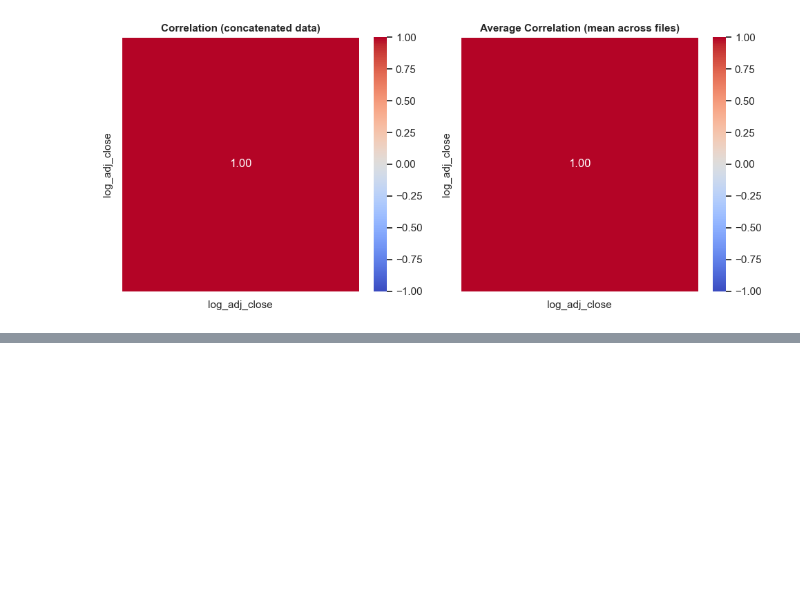
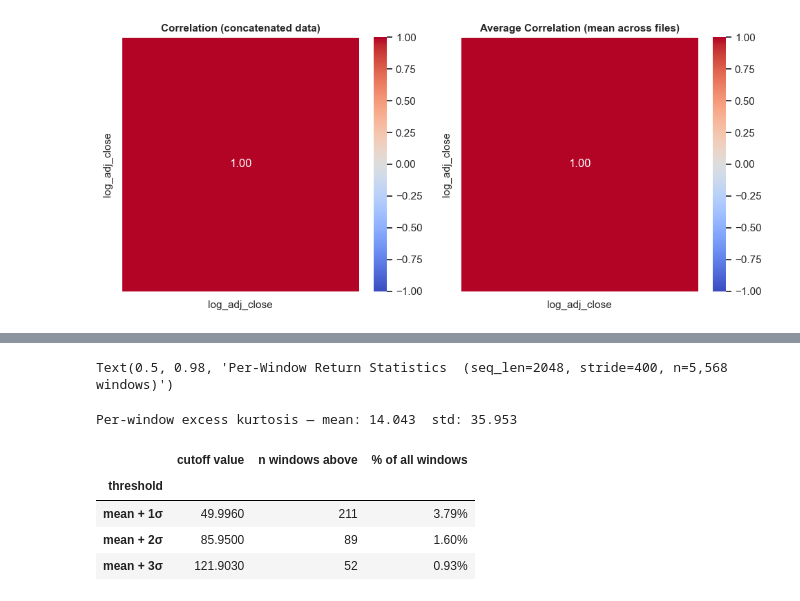
Before and after one commit to GiacomoNegri/Master-Thesis, a Jupyter notebook: notebooks/EDA.ipynb, the cells around one changed output, grey strips where cells are left out. Cells and saved outputs as stored; diff of their text form; code cells hidden in the pictures; blank space fills up the shorter version.

```diff
--- a/notebooks/EDA.ipynb
+++ b/notebooks/EDA.ipynb
@@ -616,0 +722,53 @@ plt.show()
+# %%
+ret_plot_cols = ["ret_std", "ret_kurtosis", "ret_skewness", "ret_abs_mean"]
+labels        = ["Volatility (ret std)", "Excess Kurtosis", "Skewness", "Mean |return|"]
+
+fig, axes = plt.subplots(1, len(ret_plot_cols), figsize=(5 * len(ret_plot_cols), 4), constrained_layout=True)
+
+for ax, col, label in zip(axes, ret_plot_cols, labels):
+    data = win_df[col].dropna()
+    ax.hist(data, bins=60, edgecolor='white', linewidth=0.3, alpha=0.85)
+    mu = data.mean()
+    ax.axvline(mu, color='red', linestyle='--', linewidth=1.3, label=f'mean={mu:.4f}')
+    ax.set_title(label, fontsize=11)
+    ax.set_xlabel('Value')
+    ax.set_ylabel('# windows')
+    ax.legend(fontsize=8)
+
+fig.suptitle(
+    f"Per-Window Return Statistics  (seq_len={SEQ_LEN}, stride={STRIDE}, n={total_windows:,} windows)",
+    fontsize=12, fontweight='bold'
+)
+# %% [output]
+Text(0.5, 0.98, 'Per-Window Return Statistics  (seq_len=2048, stride=400, n=5,568 windows)')
+# %%
+# ── USER INPUT ────────────────────────────────────────────────────────────────
+STD_THRESHOLDS = [1, 2, 3]   # list of X values: count windows with kurtosis > mean + X*std
+# ─────────────────────────────────────────────────────────────────────────────
+
+kurt_vals = win_df["ret_kurtosis"].dropna()
+kurt_mean = kurt_vals.mean()
+kurt_std  = kurt_vals.std(ddof=1)
+
+print(f"Per-window excess kurtosis — mean: {kurt_mean:.3f}  std: {kurt_std:.3f}\n")
+
+rows = []
+for x in STD_THRESHOLDS:
+    cutoff = kurt_mean + x * kurt_std
+    count  = (kurt_vals > cutoff).sum()
+    pct    = 100 * count / len(kurt_vals)
+    rows.append({
+        "threshold": f"mean + {x}σ",
+        "cutoff value": round(cutoff, 3),
+        "n windows above": int(count),
+        "% of all windows": f"{pct:.2f}%",
+    })
+
+display(pd.DataFrame(rows).set_index("threshold"))
+# %% [output]
+Per-window excess kurtosis — mean: 14.043  std: 35.953
+|  | cutoff value | n windows above | % of all windows |
+| threshold |  |  |  |
+| mean + 1σ | 49.9960 | 211 | 3.79% |
+| mean + 2σ | 85.9500 | 89 | 1.60% |
+| mean + 3σ | 121.9030 | 52 | 0.93% |
```
Also changed, not shown: parts of 10 cells of this notebook, 2 other files.
